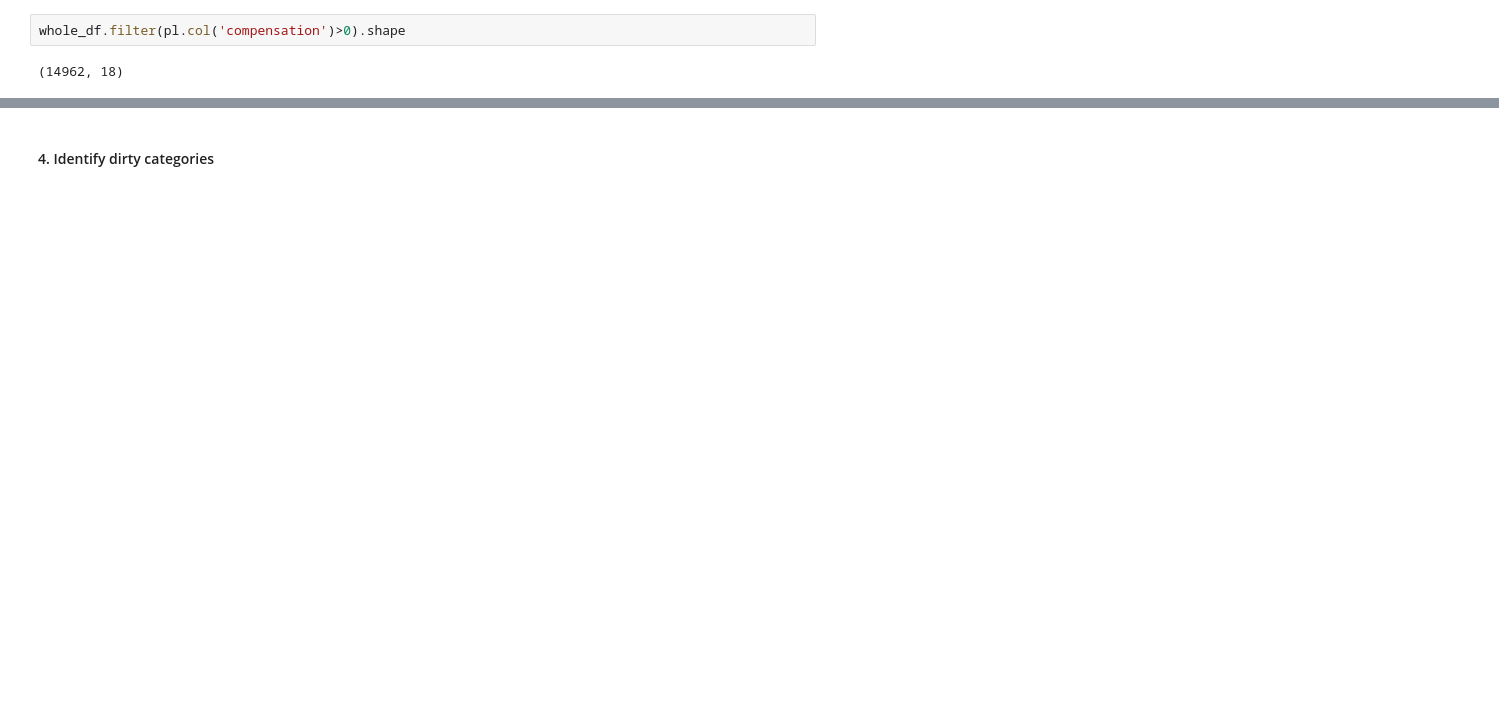
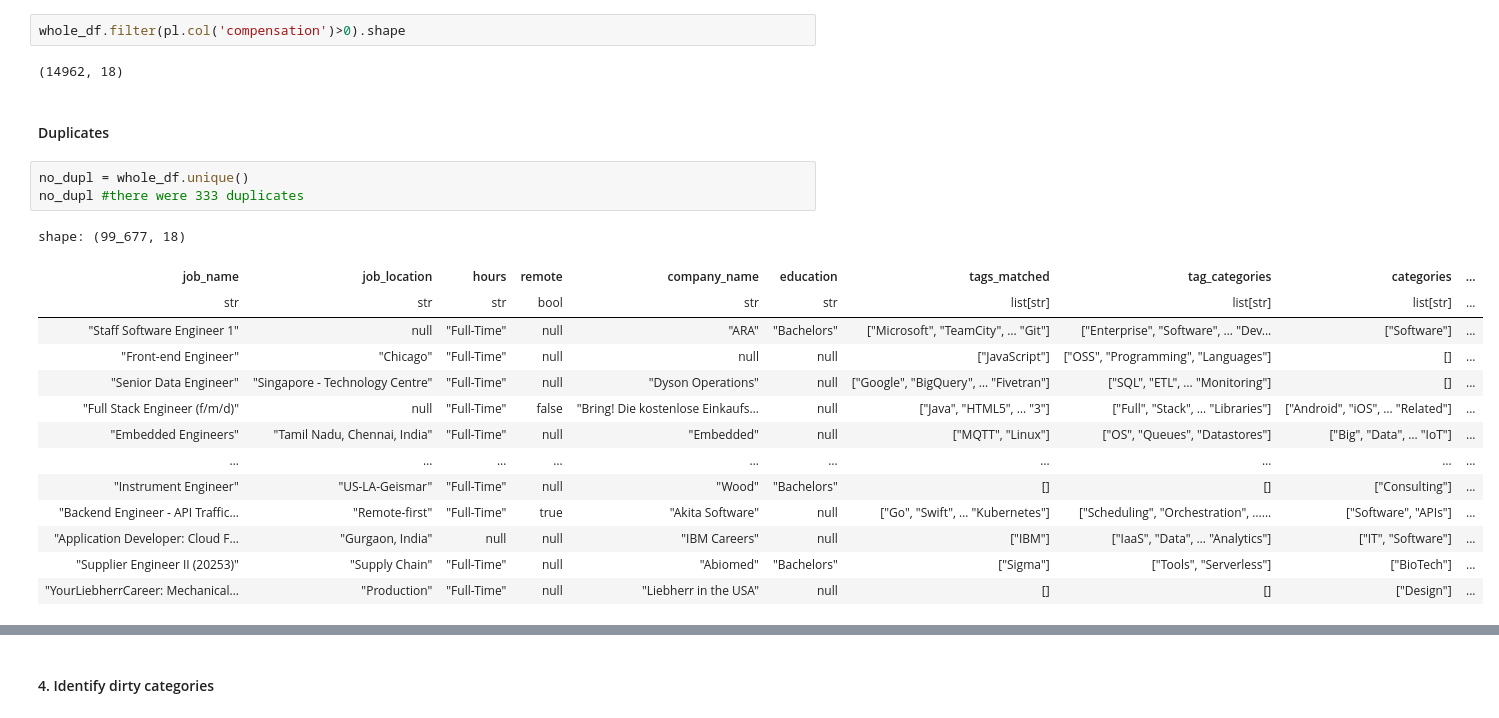
Before and after one commit to anopsy/sourcestack, a Jupyter notebook: data/explore.ipynb, the cells around one changed output, grey strips where cells are left out. Drawn from its saved outputs; the diff is of its cells as text; blank space fills up the shorter version.

```diff
--- a/data/explore.ipynb
+++ b/data/explore.ipynb
@@ -193,3 +207,23 @@ shape: (5, 18)
 whole_df.filter(pl.col('compensation')>0).shape
 # %% [output]
 (14962, 18)
+# %% [markdown]
+#### Duplicates
+# %%
+no_dupl = whole_df.unique()
+no_dupl #there were 333 duplicates
+# %% [output]
+shape: (99_677, 18)
+| job_name | job_location | hours | remote | company_name | education | tags_matched | tag_categories | categories | ... |
+| str | str | str | bool | str | str | list[str] | list[str] | list[str] | ... |
+| "Staff Software Engineer 1" | null | "Full-Time" | null | "ARA" | "Bachelors" | ["Microsoft", "TeamCity", … "Git"] | ["Enterprise", "Software", … "Dev... | ["Software"] | ... |
+| "Front-end Engineer" | "Chicago" | "Full-Time" | null | null | null | ["JavaScript"] | ["OSS", "Programming", "Languages"] | [] | ... |
+| "Senior Data Engineer" | "Singapore - Technology Centre" | "Full-Time" | null | "Dyson Operations" | null | ["Google", "BigQuery", … "Fivetran"] | ["SQL", "ETL", … "Monitoring"] | [] | ... |
+| "Full Stack Engineer (f/m/d)" | null | "Full-Time" | false | "Bring! Die kostenlose Einkaufs… | null | ["Java", "HTML5", … "3"] | ["Full", "Stack", … "Libraries"] | ["Android", "iOS", … "Related"] | ... |
+| "Embedded Engineers" | "Tamil Nadu, Chennai, India" | "Full-Time" | null | "Embedded" | null | ["MQTT", "Linux"] | ["OS", "Queues", "Datastores"] | ["Big", "Data", … "IoT"] | ... |
+| … | … | … | … | … | … | … | … | … | ... |
+| "Instrument Engineer" | "US-LA-Geismar" | "Full-Time" | null | "Wood" | "Bachelors" | [] | [] | ["Consulting"] | ... |
+| "Backend Engineer - API Traffic… | "Remote-first" | "Full-Time" | true | "Akita Software" | null | ["Go", "Swift", … "Kubernetes"] | ["Scheduling", "Orchestration", …... | ["Software", "APIs"] | ... |
+| "Application Developer: Cloud F… | "Gurgaon, India" | null | null | "IBM Careers" | null | ["IBM"] | ["IaaS", "Data", … "Analytics"] | ["IT", "Software"] | ... |
+| "Supplier Engineer II (20253)" | "Supply Chain" | "Full-Time" | null | "Abiomed" | "Bachelors" | ["Sigma"] | ["Tools", "Serverless"] | ["BioTech"] | ... |
+| "YourLiebherrCareer: Mechanical… | "Production" | "Full-Time" | null | "Liebherr in the USA" | null | [] | [] | ["Design"] | ... |
```
Also changed, not shown: parts of 48 cells of this notebook.
